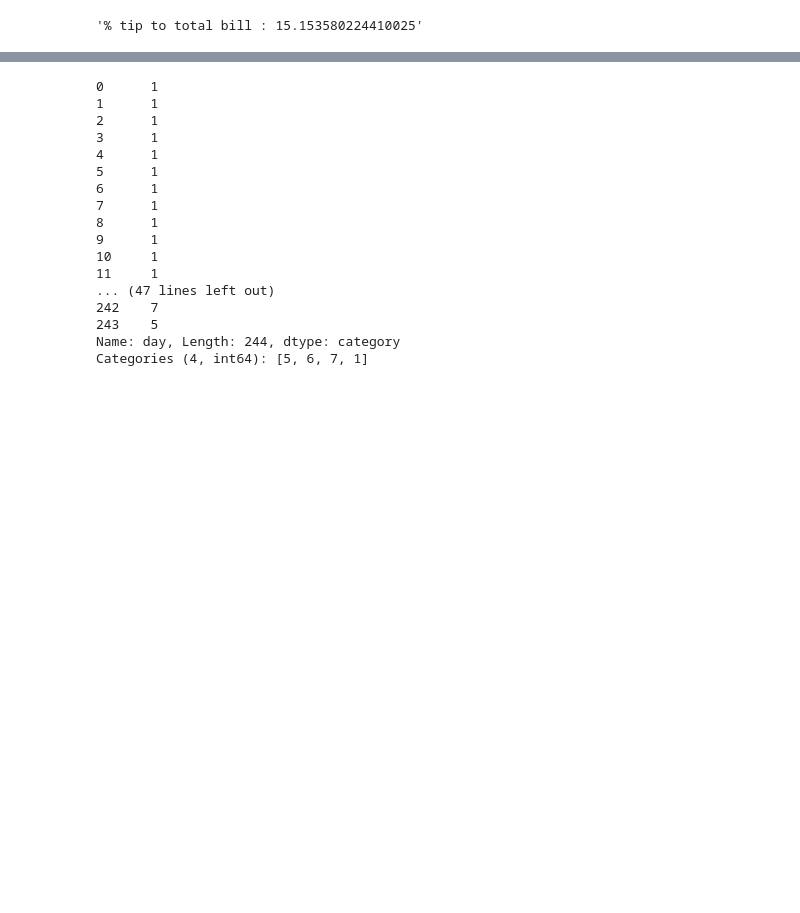
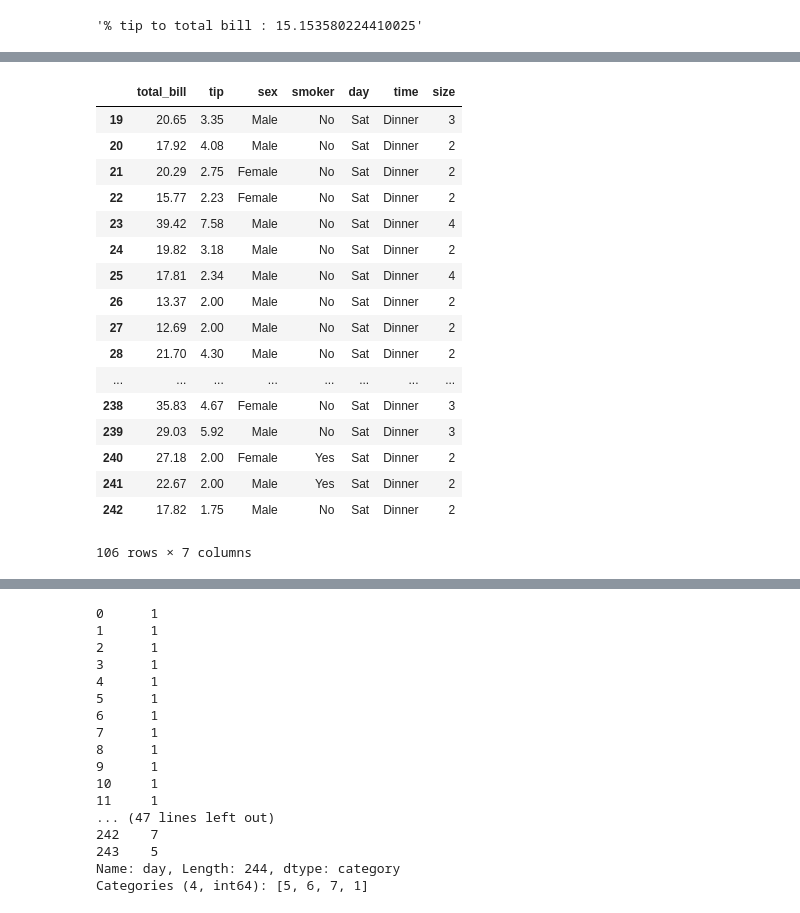
Before and after one commit to srikanthpragada/DS_01_OCT_2019, a Jupyter notebook: tips.ipynb, the cells around one changed output, grey strips where cells are left out. Drawn from its saved outputs; the diff is of its cells as text; code cells hidden in the pictures; blank space fills up the shorter version.

```diff
--- a/tips.ipynb
+++ b/tips.ipynb
@@ -103,0 +142,21 @@ f"% tip to total bill : {df.tip.sum()/df.total_bill.sum() * 100}"
+# %%
+df.loc[df['day'].isin(['Fri','Sat'])]
+# %% [output]
+|  | total_bill | tip | sex | smoker | day | time | size |
+| 19 | 20.65 | 3.35 | Male | No | Sat | Dinner | 3 |
+| 20 | 17.92 | 4.08 | Male | No | Sat | Dinner | 2 |
+| 21 | 20.29 | 2.75 | Female | No | Sat | Dinner | 2 |
+| 22 | 15.77 | 2.23 | Female | No | Sat | Dinner | 2 |
+| 23 | 39.42 | 7.58 | Male | No | Sat | Dinner | 4 |
+| 24 | 19.82 | 3.18 | Male | No | Sat | Dinner | 2 |
+| 25 | 17.81 | 2.34 | Male | No | Sat | Dinner | 4 |
+| 26 | 13.37 | 2.00 | Male | No | Sat | Dinner | 2 |
+| 27 | 12.69 | 2.00 | Male | No | Sat | Dinner | 2 |
+| 28 | 21.70 | 4.30 | Male | No | Sat | Dinner | 2 |
+| ... | ... | ... | ... | ... | ... | ... | ... |
+| 238 | 35.83 | 4.67 | Female | No | Sat | Dinner | 3 |
+| 239 | 29.03 | 5.92 | Male | No | Sat | Dinner | 3 |
+| 240 | 27.18 | 2.00 | Female | Yes | Sat | Dinner | 2 |
+| 241 | 22.67 | 2.00 | Male | Yes | Sat | Dinner | 2 |
+| 242 | 17.82 | 1.75 | Male | No | Sat | Dinner | 2 |
+106 rows × 7 columns
```
Also changed, not shown: parts of 28 cells of this notebook, 1 other file.
